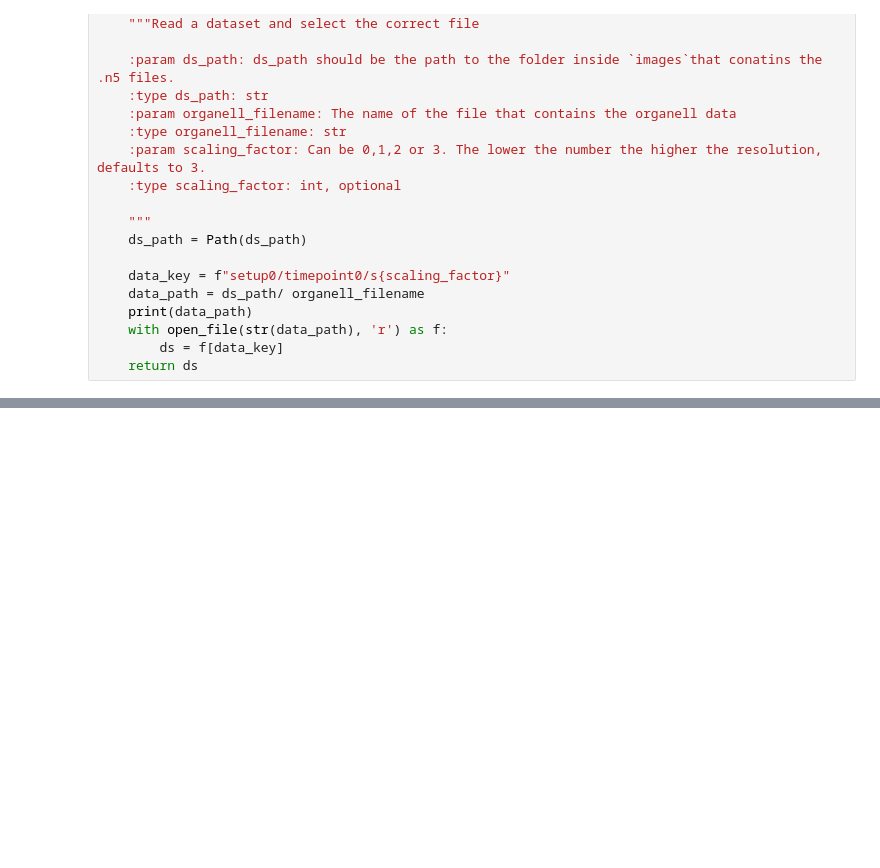
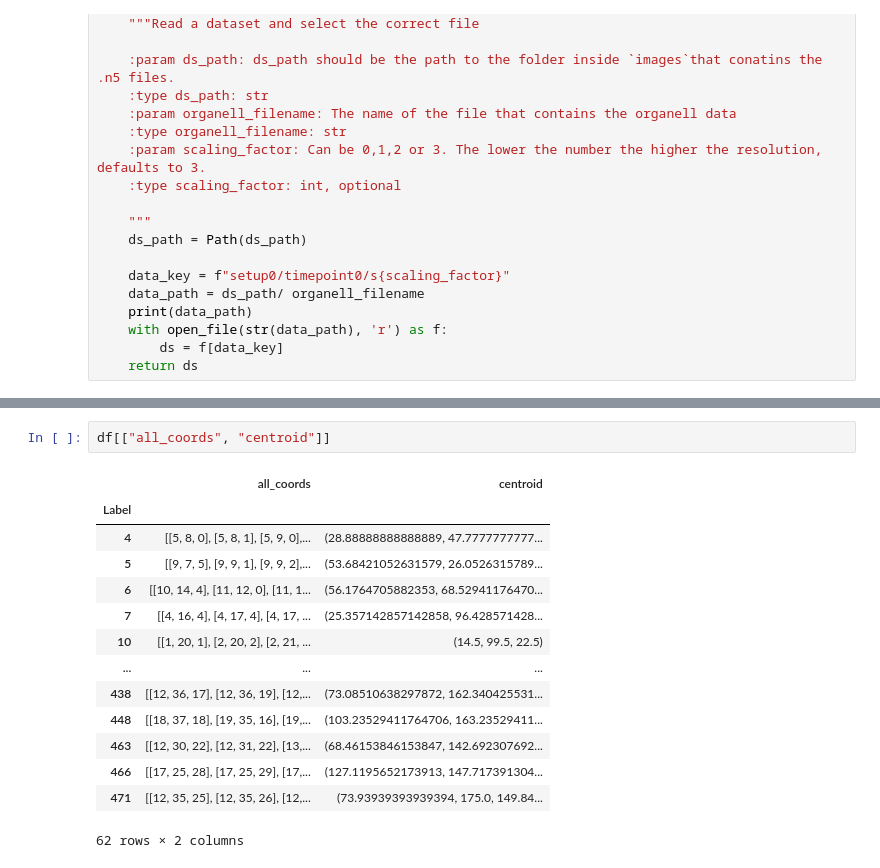
Before and after one commit to GwydionJon/mobie-test, a Jupyter notebook: read_file_test.ipynb, the cells around one changed output, grey strips where cells are left out. Drawn from its saved outputs; the diff is of its cells as text; blank space fills up the shorter version.

```diff
--- a/read_file_test.ipynb
+++ b/read_file_test.ipynb
@@ -121,0 +139,17 @@ df[["bbox_dim_nm", "bbox_vol_nm","volume_voxels", "area_mesh_nm"]][:]
+# %%
+df[["all_coords", "centroid"]]
+# %% [output]
+|  | all_coords | centroid |
+| Label |  |  |
+| 4 | [[5, 8, 0], [5, 8, 1], [5, 9, 0],... | (28.88888888888889, 47.7777777777... |
+| 5 | [[9, 7, 5], [9, 9, 1], [9, 9, 2],... | (53.68421052631579, 26.0526315789... |
+| 6 | [[10, 14, 4], [11, 12, 0], [11, 1... | (56.1764705882353, 68.52941176470... |
+| 7 | [[4, 16, 4], [4, 17, 4], [4, 17, ... | (25.357142857142858, 96.428571428... |
+| 10 | [[1, 20, 1], [2, 20, 2], [2, 21, ... | (14.5, 99.5, 22.5) |
+| ... | ... | ... |
+| 438 | [[12, 36, 17], [12, 36, 19], [12,... | (73.08510638297872, 162.340425531... |
+| 448 | [[18, 37, 18], [19, 35, 16], [19,... | (103.23529411764706, 163.23529411... |
+| 463 | [[12, 30, 22], [12, 31, 22], [13,... | (68.46153846153847, 142.692307692... |
+| 466 | [[17, 25, 28], [17, 25, 29], [17,... | (127.1195652173913, 147.717391304... |
+| 471 | [[12, 35, 25], [12, 35, 26], [12,... | (73.93939393939394, 175.0, 149.84... |
+62 rows × 2 columns
```
Also changed, not shown: parts of 19 cells of this notebook, 10 other files.
